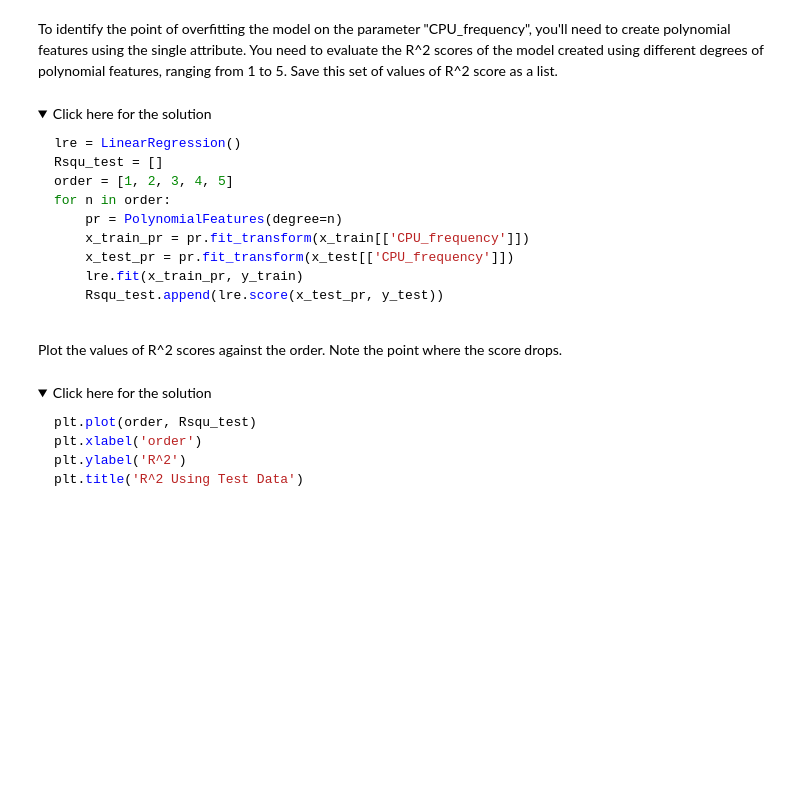
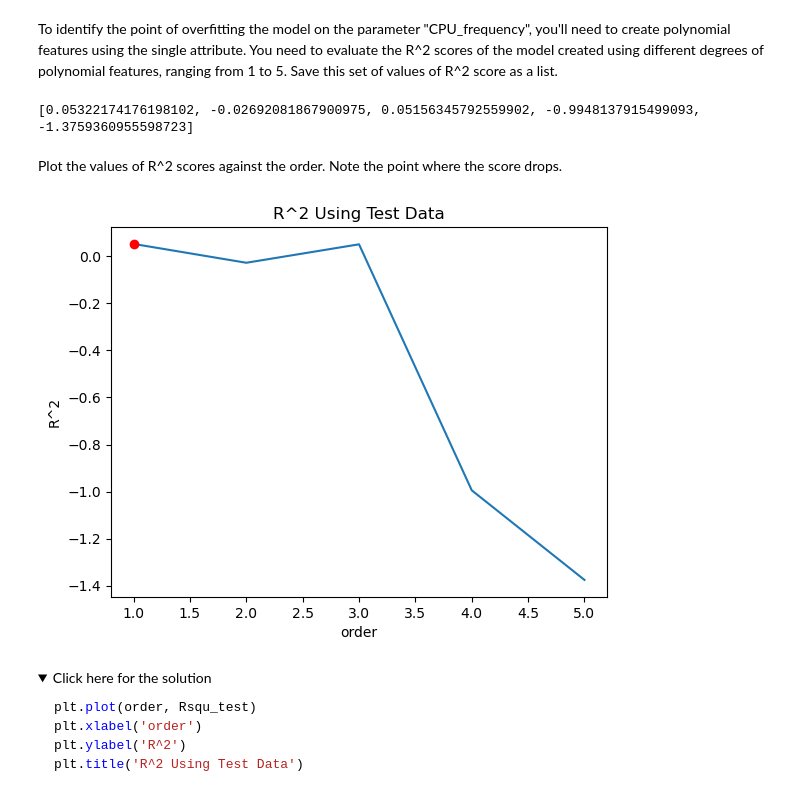
Before and after one commit to PedroRgz/CareerAcademy-IBM-DS-LaptopsPrices, a Jupyter notebook: practice_model_evaluation.jupyterlite.ipynb, the cells around one changed output. Drawn from its saved outputs; the diff is of its cells as text; code cells hidden in the pictures; folded sections open; blank space fills up the shorter version.

````diff
--- a/practice_model_evaluation.jupyterlite.ipynb
+++ b/practice_model_evaluation.jupyterlite.ipynb
@@ -159,21 +159,29 @@ number of training samples: 119
 # %% [markdown]
 To identify the point of overfitting the model on the parameter "CPU_frequency", you'll need to create polynomial features using the single attribute.
 You need to evaluate the R^2 scores of the model created using different degrees of polynomial features, ranging from 1 to 5. Save this set of values of R^2 score as a list.
-# %% [markdown]
-<details><summary>Click here for the solution</summary>
-
-```python
-lre = LinearRegression()
-Rsqu_test = []
-order = [1, 2, 3, 4, 5]
-for n in order:
-    pr = PolynomialFeatures(degree=n)
-    x_train_pr = pr.fit_transform(x_train[['CPU_frequency']])
-    x_test_pr = pr.fit_transform(x_test[['CPU_frequency']])
-    lre.fit(x_train_pr, y_train)
-    Rsqu_test.append(lre.score(x_test_pr, y_test))
-```
-
-</details>
+# %%
+#We need to evaluate the R^2 given one feature: "CPU_frequency". Also, the model has to be evaluated using ranging from 1 to 5
+lre = LinearRegression()
+R_squared_test = []
+orders = [1, 2, 3, 4, 5]
+
+for power in orders:
+    #Create a polynomial object with the order of the polynomial being the power
+    pr = PolynomialFeatures(degree=power)
+
+    #Transform the training and testing data into a polynomial of the order specified
+    x_train_pr = pr.fit_transform(x_train_1[['CPU_frequency']])
+    x_test_pr = pr.fit_transform(x_test_1[['CPU_frequency']])
+
+    #Fit the model using the transformed training data
+    lre.fit(x_train_pr, y_train_1)
+
+    #Calculate the R^2 using the transformed testing data
+    R_squared_test.append(lre.score(x_test_pr, y_test_1))
+
+#Print each R^2 value
+print(R_squared_test)
+# %% [output]
+[0.05322174176198102, -0.02692081867900975, 0.05156345792559902, -0.9948137915499093, -1.3759360955598723]
 # %% [markdown]
 Plot the values of R^2 scores against the order. Note the point where the score drops.
@@ -182,3 +188,18 @@ Plot the values of R^2 scores against the order. Note the point where the score
+# %%
+#Plot the R^2 values
+plt.plot(orders, R_squared_test)
+plt.xlabel('order')
+plt.ylabel('R^2')
+plt.title('R^2 Using Test Data')
+
+#Identify the order that gives the highest R^2 value
+best_order = R_squared_test.index(max(R_squared_test))
+
+#Plot the best-order-point
+plt.plot(orders[best_order], R_squared_test[best_order], 'ro')
+plt.show()
+# %% [output]
+[figure, added]
 # %% [markdown]
 <details><summary>Click here for the solution</summary>
 
````
Also changed, not shown: parts of 3 cells of this notebook.
